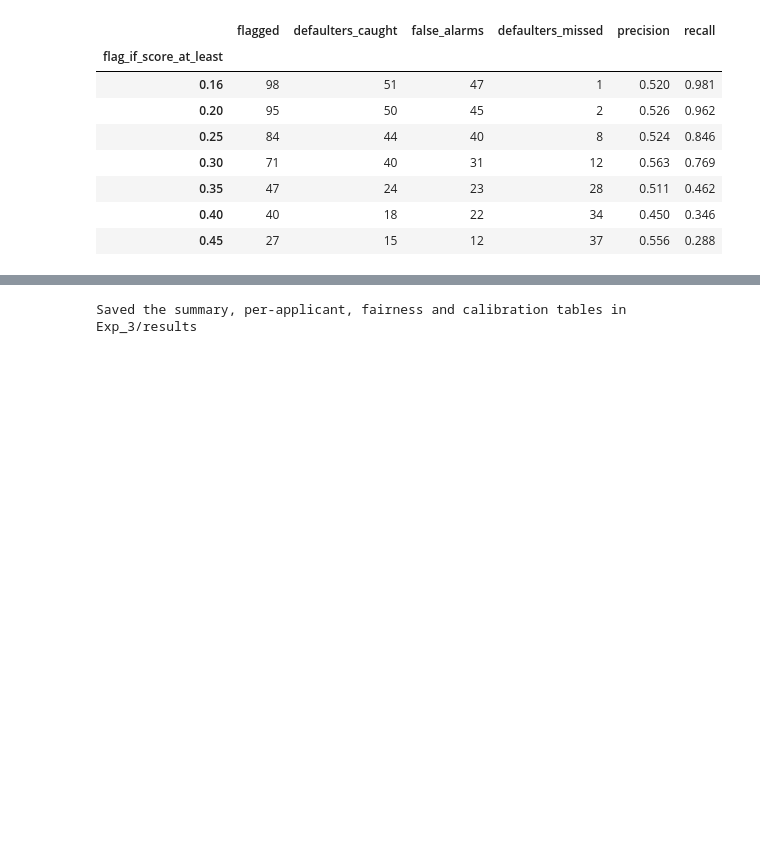
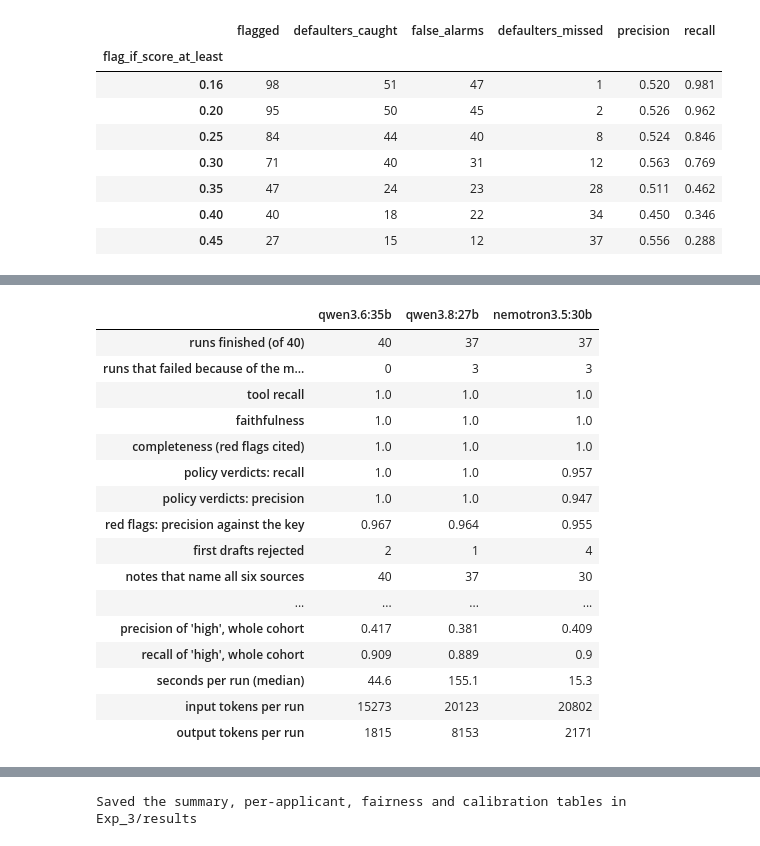
Before and after one commit to RaUzenL/bt4012_group6, a Jupyter notebook: Exp_3/exp3.ipynb, the cells around one changed output, grey strips where cells are left out. Cells and saved outputs as stored; diff of their text form; code cells hidden in the pictures; blank space fills up the shorter version.

```diff
--- a/Exp_3/exp3.ipynb
+++ b/Exp_3/exp3.ipynb
@@ -974,0 +1015,26 @@ How to read it:
+# %%
+dev_models = {
+    "qwen3.6:35b": RUNS_FOLDER / "pilot_runs.jsonl",
+    "qwen3.8:27b": RUNS_FOLDER / "dev_model_qwen3.8_27b_runs.jsonl",
+    "nemotron3.5:30b": RUNS_FOLDER / "dev_model_nemotron3.5_30b_runs.jsonl",
+}
+answer_key = ev.load_red_flags()
+grading.model_comparison(dev_models, ev.evaluate_agent_runs, dev_set, flag_map, tool_map, answer_key, 1)
+# %% [output]
+|  | qwen3.6:35b | qwen3.8:27b | nemotron3.5:30b |
+| runs finished (of 40) | 40 | 37 | 37 |
+| runs that failed because of the m... | 0 | 3 | 3 |
+| tool recall | 1.0 | 1.0 | 1.0 |
+| faithfulness | 1.0 | 1.0 | 1.0 |
+| completeness (red flags cited) | 1.0 | 1.0 | 1.0 |
+| policy verdicts: recall | 1.0 | 1.0 | 0.957 |
+| policy verdicts: precision | 1.0 | 1.0 | 0.947 |
+| red flags: precision against the key | 0.967 | 0.964 | 0.955 |
+| first drafts rejected | 2 | 1 | 4 |
+| notes that name all six sources | 40 | 37 | 30 |
+| ... | ... | ... | ... |
+| precision of 'high', whole cohort | 0.417 | 0.381 | 0.409 |
+| recall of 'high', whole cohort | 0.909 | 0.889 | 0.9 |
+| seconds per run (median) | 44.6 | 155.1 | 15.3 |
+| input tokens per run | 15273 | 20123 | 20802 |
+| output tokens per run | 1815 | 8153 | 2171 |
```
Also changed, not shown: parts of 25 cells of this notebook, 19 other files.
